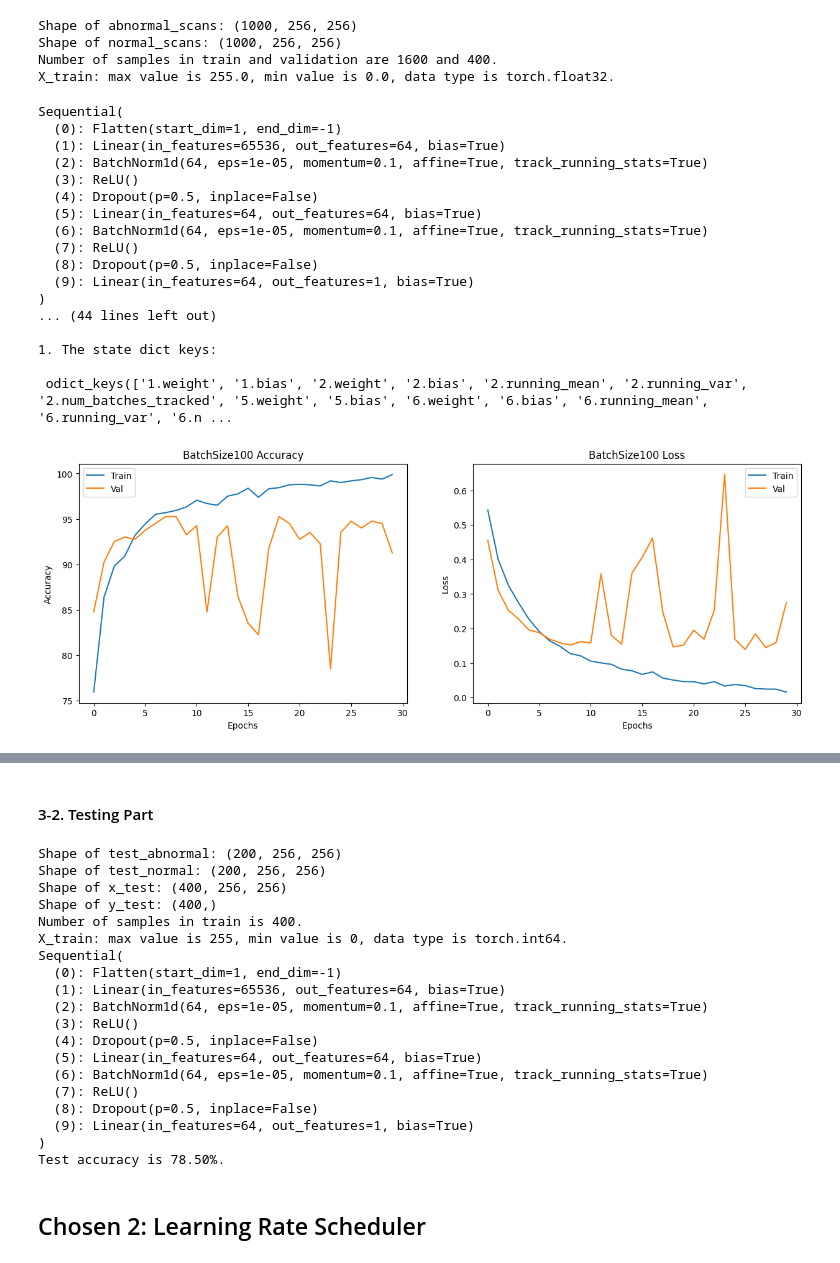
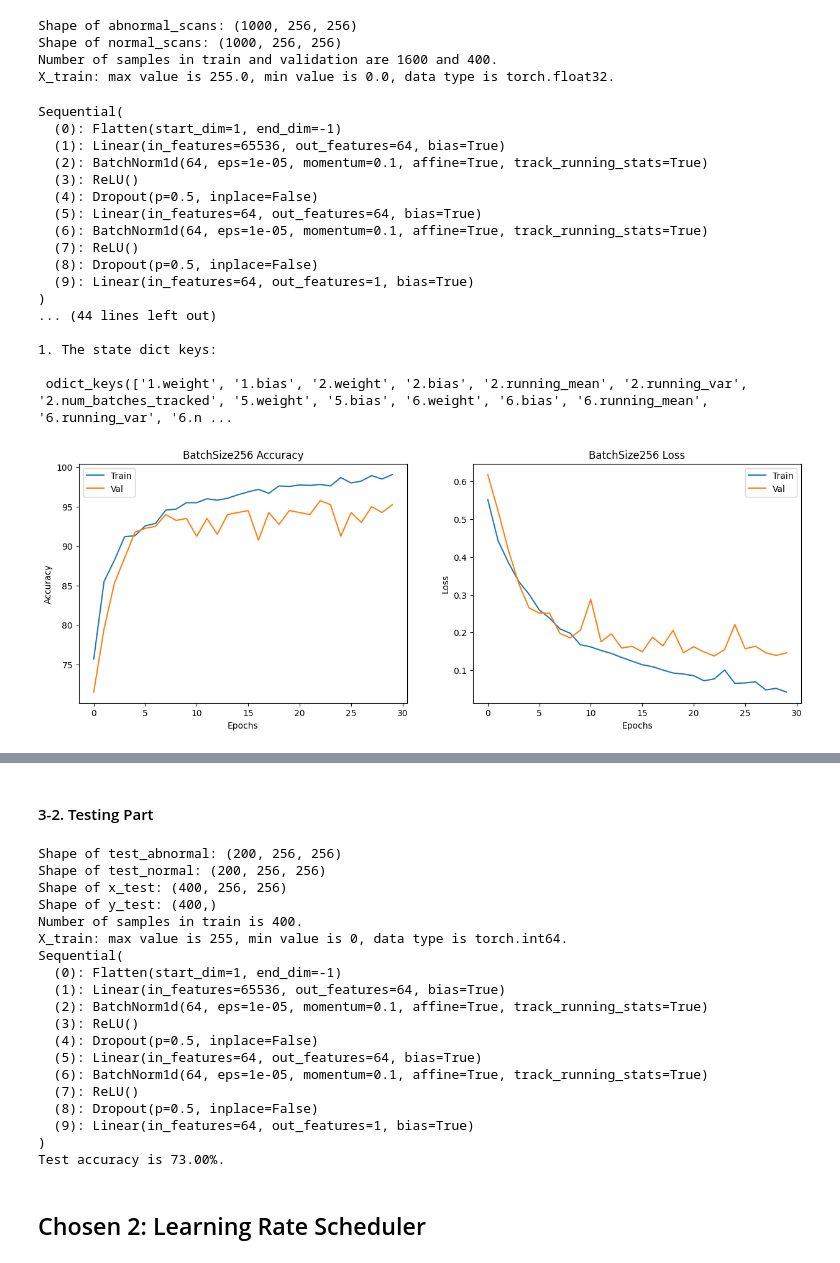
Before and after one commit to HD666g/NTHU_2023_DLBOI_HW, a Jupyter notebook: HW2/HW_2_report.ipynb, the cells around one changed output, grey strips where cells are left out. Drawn from its saved outputs; the diff is of its cells as text; code cells hidden in the pictures.

```diff
--- a/HW2/HW_2_report.ipynb
+++ b/HW2/HW_2_report.ipynb
@@ -871,8 +873,8 @@ train_dataset = TensorDataset(x_train, y_train)
 val_dataset = TensorDataset(x_val, y_val)
 
 # Create dataloaders
-train_loader = DataLoader(train_dataset, batch_size=50, shuffle=True)
-val_loader = DataLoader(val_dataset, batch_size=50, shuffle=False)
+train_loader = DataLoader(train_dataset, batch_size=64, shuffle=True)
+val_loader = DataLoader(val_dataset, batch_size=64, shuffle=False)
 
 print(f'Number of samples in train and validation are {len(train_loader.dataset)} and {len(val_loader.dataset)}.')
 print(f'X_train: max value is {x_train.max().item()}, min value is {x_train.min().item()}, data type is {x_train.dtype}.')
@@ -1059,12 +1060,12 @@ y_test = torch.from_numpy(y_test).long()
 test_dataset = TensorDataset(x_test, y_test)
 
 # Create a dataloader to load data in batches. Set batch size to 50.
-test_loader = DataLoader(test_dataset, batch_size=50, shuffle=True)
+test_loader = DataLoader(test_dataset, batch_size=64, shuffle=True)
 
 print(f'Number of samples in train is {len(test_loader.dataset)}.')
 print(f'X_train: max value is {x_test.max().item()}, min value is {x_test.min().item()}, data type is {x_test.dtype}.')
 # Declare the model architecture
-model_BCE = nn.Sequential(
+model_64 = nn.Sequential(
     nn.Flatten(),
 
     nn.Linear(256*256*1, 64),
@@ -1080,13 +1081,13 @@ model_BCE = nn.Sequential(
     nn.Linear(64,1)
 ).cuda()
 
-print(model_BCE)
+print(model_64)
 
 # Load Training Weights
-model_BCE.load_state_dict(torch.load('Batch_Size50.pth'))
+model_64.load_state_dict(torch.load('Batch_Size64.pth'))
 
 # Set the model to evaluation mode
-model_BCE.eval()
+model_64.eval()
 
 test_correct_BCE = 0
 test_total_BCE = 0
@@ -1099,7 +1100,7 @@ with torch.no_grad():
 
         labels = labels.cuda()
 
-        outputs = model_BCE(images)
+        outputs = model_64(images)
 
         labels_float = labels.float().unsqueeze(1)  # Convert labels to float and match shape with outputs
         predicted_BCE = torch.sigmoid(outputs) > 0.5
@@ -1165,8 +1166,8 @@ train_dataset = TensorDataset(x_train, y_train)
 val_dataset = TensorDataset(x_val, y_val)
 
 # Create dataloaders
-train_loader = DataLoader(train_dataset, batch_size=100, shuffle=True)
-val_loader = DataLoader(val_dataset, batch_size=100, shuffle=False)
+train_loader = DataLoader(train_dataset, batch_size=256, shuffle=True)
+val_loader = DataLoader(val_dataset, batch_size=256, shuffle=False)
 
 print(f'Number of samples in train and validation are {len(train_loader.dataset)} and {len(val_loader.dataset)}.')
 print(f'X_train: max value is {x_train.max().item()}, min value is {x_train.min().item()}, data type is {x_train.dtype}.')
@@ -1178,7 +1179,7 @@ X_train: max value is 255.0, min value is 0.0, data type is torch.float32.
 # %%
 # Declare the model architecture
   # model_BCE is the model for BCE loss
-model_BCE = nn.Sequential(
+model_256 = nn.Sequential(
     nn.Flatten(),
 
     nn.Linear(256*256*1, 64),
@@ -1207,14 +1208,14 @@ best_val_loss = float('inf')
 
 # Criterion and Optimizer
 criterion_BCE = nn.BCEWithLogitsLoss()
-optimizer = optim.Adam(model_BCE.parameters(), lr=1e-3)
+optimizer = optim.Adam(model_256.parameters(), lr=1e-3)
 lr_scheduler = CosineAnnealingLR(optimizer, T_max=len(train_loader)*epochs, eta_min=0)
 # lr_scheduler = StepLR(optimizer, step_size=10, gamma=0.1)
 
 for epoch in range(epochs):
     # Training
 
-    model_BCE.train()
+    model_256.train()
     total_loss_BCE = 0.0
     train_correct_BCE = 0
     total_train_samples_BCE = 0
@@ -1224,7 +1225,7 @@ for epoch in range(epochs):
         images = images / 255.
         labels = labels.cuda()
         optimizer.zero_grad()
-        outputs = model_BCE(images)
+        outputs = model_256(images)
 
         labels = labels.float().unsqueeze(1)
 
@@ -1241,7 +1242,7 @@ for epoch in range(epochs):
     train_accuracy_BCE = 100. * train_correct_BCE / total_train_samples_BCE
 
     # Validation
-    model_BCE.eval()
+    model_256.eval()
     total_val_loss_BCE = 0.0
     correct_BCE = 0
     total_BCE = 0
@@ -1250,7 +1251,7 @@ for epoch in range(epochs):
             images = images.cuda()
             images = images / 255.
             labels = labels.cuda()
-            outputs = model_BCE(images)
+            outputs = model_256(images)
 
             labels = labels.float().unsqueeze(1)
 
@@ -1272,7 +1273,7 @@ for epoch in range(epochs):
     # Store Training Weights
     if avg_val_loss_BCE < best_val_loss:
       best_val_loss = avg_val_loss_BCE
-      torch.save(model_BCE.state_dict(), 'Batch_Size100.pth')
+      torch.save(model_256.state_dict(), 'Batch_Size256.pth')
 
     # Store performance
     train_losses_BCE.append(avg_train_loss_BCE)
@@ -1280,8 +1281,8 @@ for epoch in range(epochs):
     val_losses_BCE.append(avg_val_loss_BCE)
     val_accuracies_BCE.append(val_accuracy_BCE)
 
-print(f"1. Our model: \n\n", model_BCE, '\n')
-print(f"1. The state dict keys: \n\n", model_BCE.state_dict().keys())
+print(f"1. Our model: \n\n", model_256, '\n')
+print(f"1. The state dict keys: \n\n", model_256.state_dict().keys())
 
 # 4. Visualizing Model_BCE Perfromance
 fig, ax = plt.subplots(1, 2, figsize=(15, 5))
@@ -1289,41 +1290,41 @@ fig, ax = plt.subplots(1, 2, figsize=(15, 5))
 # Plotting training and validation accuracy
 ax[0].plot(train_accuracies_BCE)
 ax[0].plot(val_accuracies_BCE)
-ax[0].set_title('BatchSize100 Accuracy')
+ax[0].set_title('BatchSize256 Accuracy')
 ax[0].set_xlabel('Epochs')
 ax[0].set_ylabel('Accuracy')
 ax[0].legend(['Train', 'Val'])
 
 # Plotting training and validation loss
 ax[1].plot(train_losses_BCE)
 ax[1].plot(val_losses_BCE)
-ax[1].set_title('BatchSize100 Loss')
+ax[1].set_title('BatchSize256 Loss')
 ax[1].set_xlabel('Epochs')
 ax[1].set_ylabel('Loss')
 ax[1].legend(['Train', 'Val'])
 
-plt.savefig('BatchSize100.png')
+plt.savefig('BatchSize256.png')
 plt.show()
-files.download('BatchSize100.png')
+files.download('BatchSize256.png')
 # %% [output]
 Sequential(
   (0): Flatten(start_dim=1, end_dim=-1)
   (1): Linear(in_features=65536, out_features=64, bias=True)
   (2): BatchNorm1d(64, eps=1e-05, momentum=0.1, affine=True, track_running_stats=True)
   (3): ReLU()
   (4): Dropout(p=0.5, inplace=False)
   (5): Linear(in_features=64, out_features=64, bias=True)
   (6): BatchNorm1d(64, eps=1e-05, momentum=0.1, affine=True, track_running_stats=True)
   (7): ReLU()
   (8): Dropout(p=0.5, inplace=False)
   (9): Linear(in_features=64, out_features=1, bias=True)
 )
 ... (44 lines left out)
 
 1. The state dict keys:
 
  odict_keys(['1.weight', '1.bias', '2.weight', '2.bias', '2.running_mean', '2.running_var', '2.num_batches_tracked', '5.weight', '5.bias', '6.weight', '6.bias', '6.running_mean', '6.running_var', '6.n ...
-[figure, old version]
+[figure, new version]
 [interactive output not drawn]
 [interactive output not drawn]
 # %% [markdown]
@@ -1353,12 +1354,12 @@ y_test = torch.from_numpy(y_test).long()
 test_dataset = TensorDataset(x_test, y_test)
 
 # Create a dataloader to load data in batches. Set batch size to 100.
-test_loader = DataLoader(test_dataset, batch_size=100, shuffle=True)
+test_loader = DataLoader(test_dataset, batch_size=256, shuffle=True)
 
 print(f'Number of samples in train is {len(test_loader.dataset)}.')
 print(f'X_train: max value is {x_test.max().item()}, min value is {x_test.min().item()}, data type is {x_test.dtype}.')
 # Declare the model architecture
-model_BCE = nn.Sequential(
+model_256 = nn.Sequential(
     nn.Flatten(),
 
     nn.Linear(256*256*1, 64),
@@ -1374,13 +1375,13 @@ model_BCE = nn.Sequential(
     nn.Linear(64,1)
 ).cuda()
 
-print(model_BCE)
+print(model_256)
 
 # Load Training Weights
-model_BCE.load_state_dict(torch.load('Batch_Size100.pth'))
+model_256.load_state_dict(torch.load('Batch_Size256.pth'))
 
 # Set the model to evaluation mode
-model_BCE.eval()
+model_256.eval()
 
 test_correct_BCE = 0
 test_total_BCE = 0
@@ -1393,7 +1394,7 @@ with torch.no_grad():
 
         labels = labels.cuda()
 
-        outputs = model_BCE(images)
+        outputs = model_256(images)
 
         labels_float = labels.float().unsqueeze(1)  # Convert labels to float and match shape with outputs
         predicted_BCE = torch.sigmoid(outputs) > 0.5
@@ -1421,7 +1422,7 @@ Sequential(
   (8): Dropout(p=0.5, inplace=False)
   (9): Linear(in_features=64, out_features=1, bias=True)
 )
-Test accuracy is 78.50%.
+Test accuracy is 73.00%.
 # %% [markdown]
 ## Chosen 2: Learning Rate Scheduler
 # %% [markdown]
```
Also changed, not shown: parts of 18 cells of this notebook.
